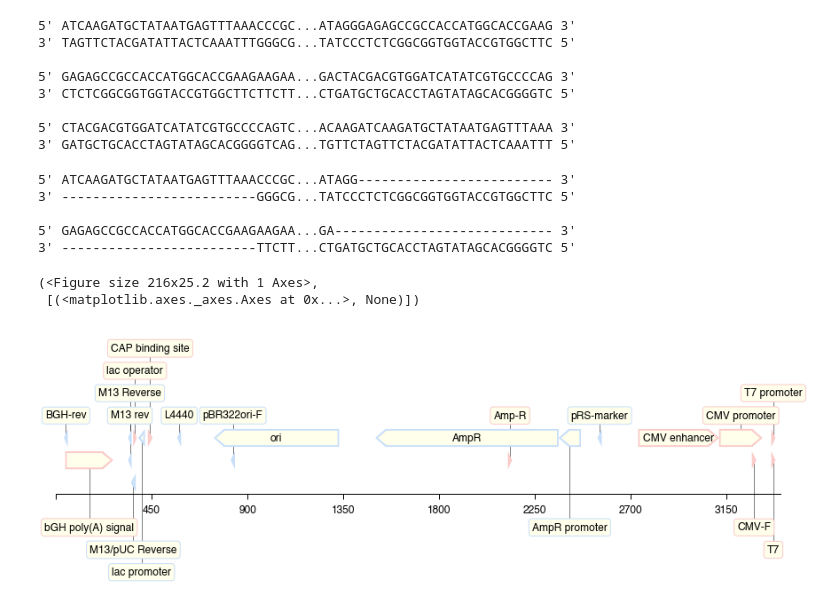
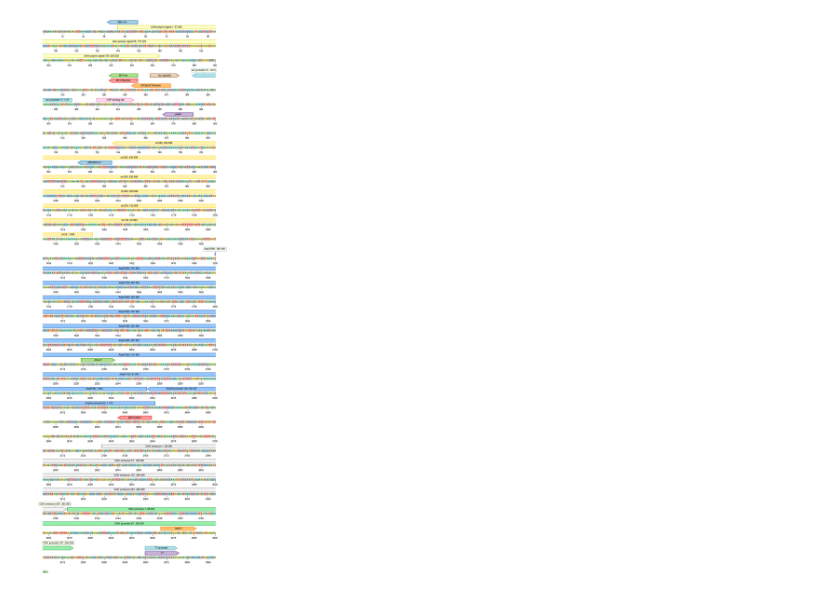
Before and after one commit to yachielab/QUEEN, a Jupyter notebook: notebook/sakata_et_al_2020/Target-AID_construction.ipynb, the cells around one changed output. Drawn from its saved outputs; the diff is of its cells as text; code cells hidden in the pictures.

```diff
--- a/notebook/sakata_et_al_2020/Target-AID_construction.ipynb
+++ b/notebook/sakata_et_al_2020/Target-AID_construction.ipynb
@@ -22,28 +30,0 @@ frag_c = cropdna(nCas9_AID_source,6449,9267)
-# %%
-frag_a  = joindna(DNA("ATCAAGATGCTATAA"),frag_a,DNA("GCACCGAAG"))
-frag_b  = joindna(DNA("GAGAGCCGCCACC"),frag_b)
-frag_c  = joindna(frag_c, DNA("TAATGAGTTTAAA"))
-frag_a.printdnaseq(whole=False,end_length=30)
-frag_b.printdnaseq(whole=False,end_length=30)
-frag_c.printdnaseq(whole=False,end_length=30)
-# %% [output]
-5' ATCAAGATGCTATAATGAGTTTAAACCCGC...ATAGGGAGAGCCGCCACCATGGCACCGAAG 3'
-3' TAGTTCTACGATATTACTCAAATTTGGGCG...TATCCCTCTCGGCGGTGGTACCGTGGCTTC 5'
-
-5' GAGAGCCGCCACCATGGCACCGAAGAAGAA...GACTACGACGTGGATCATATCGTGCCCCAG 3'
-3' CTCTCGGCGGTGGTACCGTGGCTTCTTCTT...CTGATGCTGCACCTAGTATAGCACGGGGTC 5'
-
-5' CTACGACGTGGATCATATCGTGCCCCAGTC...ACAAGATCAAGATGCTATAATGAGTTTAAA 3'
-3' GATGCTGCACCTAGTATAGCACGGGGTCAG...TGTTCTAGTTCTACGATATTACTCAAATTT 5'
-# %%
-frag_a = modifyends(frag_a,"{}/{}".format("*" * 25,"-" * 25), "{}/{}".format("-" * 25,"*" * 25))
-frag_b = modifyends(frag_b,"{}/{}".format("*" * 25,"-" * 25), "{}/{}".format("-" * 28,"*" * 28))
-frag_c = modifyends(frag_c,"{}/{}".format("*" * 28,"-" * 28), "{}/{}".format("-" * 25,"*" * 25))
-frag_a.printdnaseq(whole=False,end_length=30)
-frag_b.printdnaseq(whole=False,end_length=30)
-# %% [output]
-5' ATCAAGATGCTATAATGAGTTTAAACCCGC...ATAGG------------------------- 3'
-3' -------------------------GGGCG...TATCCCTCTCGGCGGTGGTACCGTGGCTTC 5'
-
-5' GAGAGCCGCCACCATGGCACCGAAGAAGAA...GA---------------------------- 3'
-3' -------------------------TTCTT...CTGATGCTGCACCTAGTATAGCACGGGGTC 5'
@@ -52,7 +31,5 @@ product = joindna(frag_a,frag_b,frag_c,topology="cricular",project="pCMV-Target-
-# %%
-vl.visualize(frag_a)
-# %% [output]
-(<Figure size 216x25.2 with 1 Axes>,
- [(<matplotlib.axes._axes.Axes at 0x...>, None)])
-[figure, removed]
+# %%
+fig, _ = vl.visualize(frag_a, annotation_loc="top", with_seq=True, wrap_width=100)
+# %% [output]
+[figure, added]
 # %%
```
Also changed, not shown: parts of 12 cells of this notebook, 2 other files.
